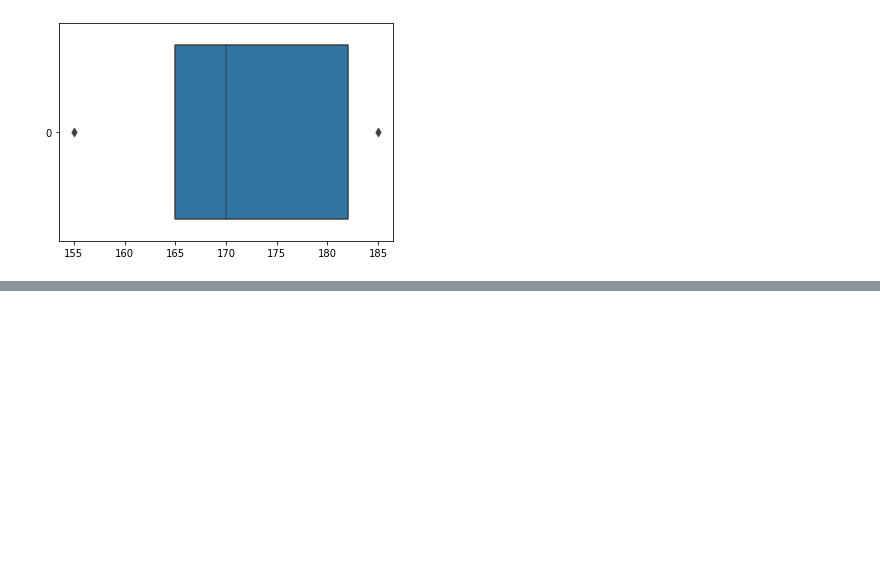
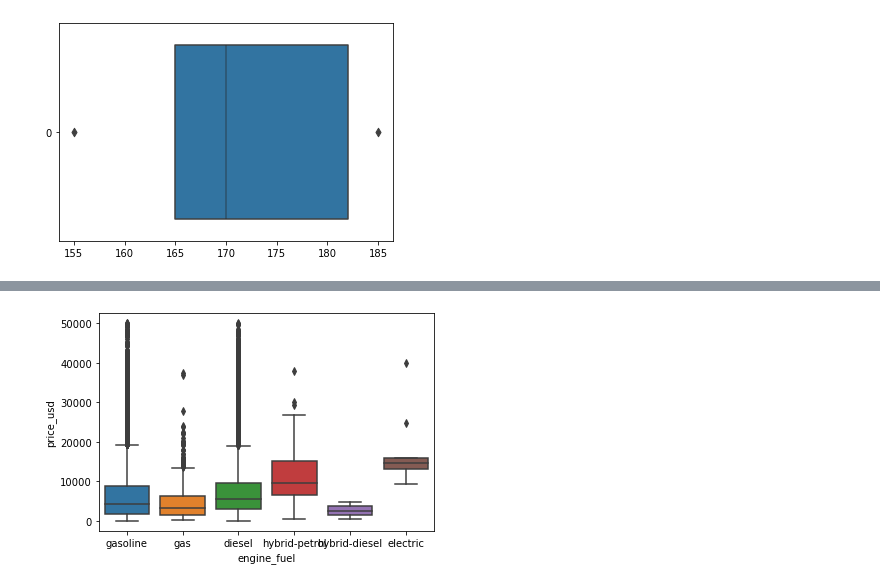
Before and after one commit to ronaldespinozaa/estadistica-descriptiva, a Jupyter notebook: estadistica-descriptiva.ipynb, the cells around one changed output, grey strips where cells are left out. Saved outputs shown, nothing was run; the diff lists cells and outputs as text; code cells hidden in the pictures; blank space fills up the shorter version.

```diff
--- a/estadistica-descriptiva.ipynb
+++ b/estadistica-descriptiva.ipynb
@@ -702,0 +813,4 @@ sns.boxplot(data=df, x="price_usd")
+# %%
+sns.boxplot(data=df ,x='engine_fuel', y='price_usd');
+# %% [output]
+[figure, added]
```
Also changed, not shown: parts of 65 cells of this notebook.
